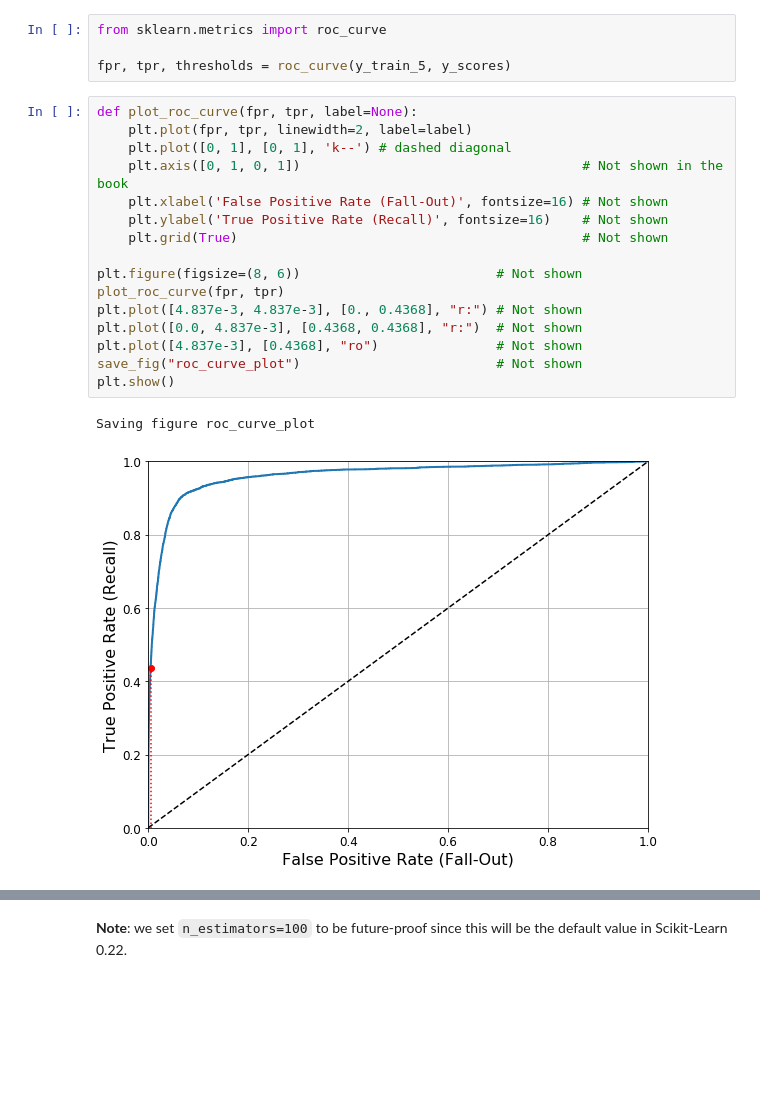
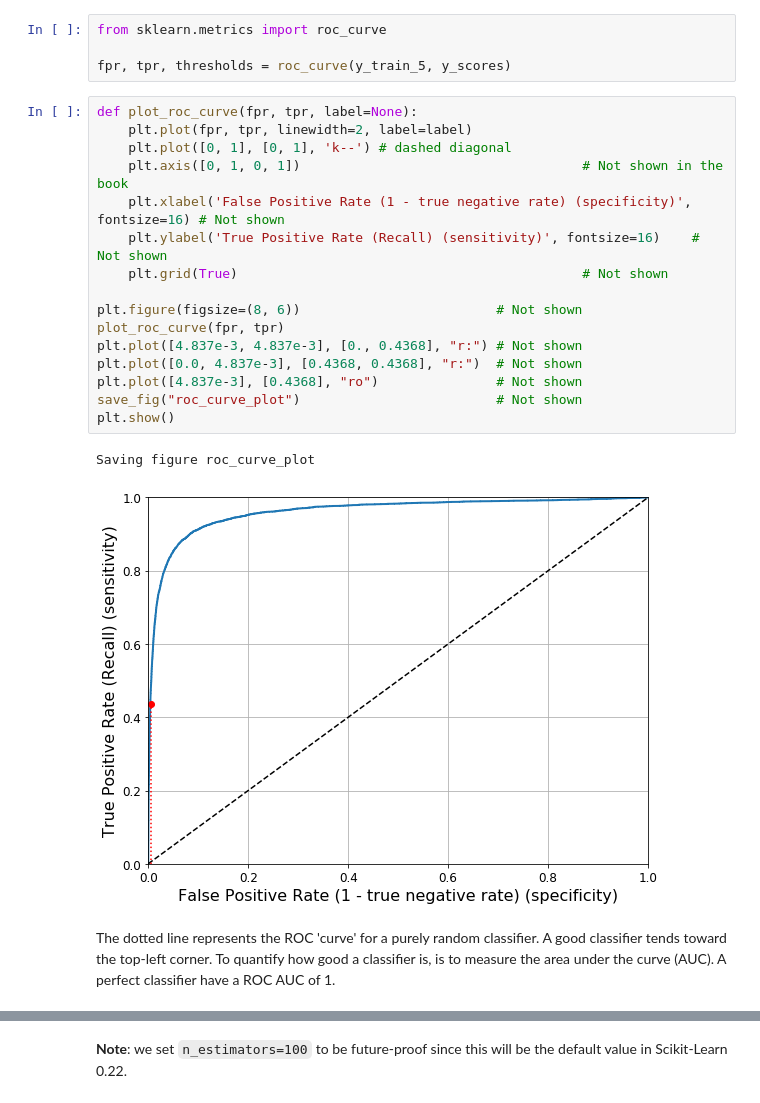
Before and after one commit to m1kejay/handson-workthrough, a Jupyter notebook: 03_classification.ipynb, the cells around one changed output, grey strips where cells are left out. Drawn from its saved outputs; the diff is of its cells as text; blank space fills up the shorter version.

```diff
--- a/03_classification.ipynb
+++ b/03_classification.ipynb
@@ -491,22 +491,24 @@ fpr, tpr, thresholds = roc_curve(y_train_5, y_scores)
 # %%
 def plot_roc_curve(fpr, tpr, label=None):
     plt.plot(fpr, tpr, linewidth=2, label=label)
     plt.plot([0, 1], [0, 1], 'k--') # dashed diagonal
     plt.axis([0, 1, 0, 1])                                    # Not shown in the book
-    plt.xlabel('False Positive Rate (Fall-Out)', fontsize=16) # Not shown
-    plt.ylabel('True Positive Rate (Recall)', fontsize=16)    # Not shown
+    plt.xlabel('False Positive Rate (1 - true negative rate) (specificity)', fontsize=16) # Not shown
+    plt.ylabel('True Positive Rate (Recall) (sensitivity)', fontsize=16)    # Not shown
     plt.grid(True)                                            # Not shown
 
 plt.figure(figsize=(8, 6))                         # Not shown
 plot_roc_curve(fpr, tpr)
 plt.plot([4.837e-3, 4.837e-3], [0., 0.4368], "r:") # Not shown
 plt.plot([0.0, 4.837e-3], [0.4368, 0.4368], "r:")  # Not shown
 plt.plot([4.837e-3], [0.4368], "ro")               # Not shown
 save_fig("roc_curve_plot")                         # Not shown
 plt.show()
 # %% [output]
 Saving figure roc_curve_plot
-[figure, old version]
+[figure, new version]
+# %% [markdown]
+The dotted line represents the ROC 'curve' for a purely random classifier. A good classifier tends toward the top-left corner. To quantify how good a classifier is, is to measure the area under the curve (AUC). A perfect classifier have a ROC AUC of 1.
 # %%
 from sklearn.metrics import roc_auc_score
 
```
Also changed, not shown: parts of 40 cells of this notebook, 1 other file.
